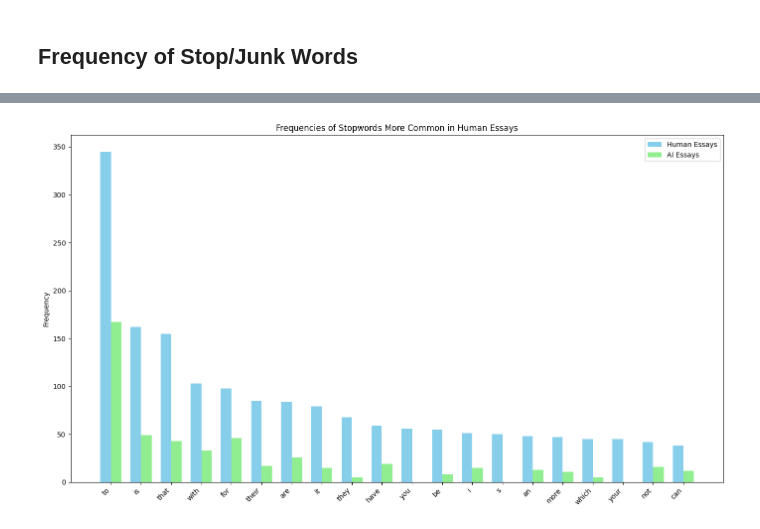
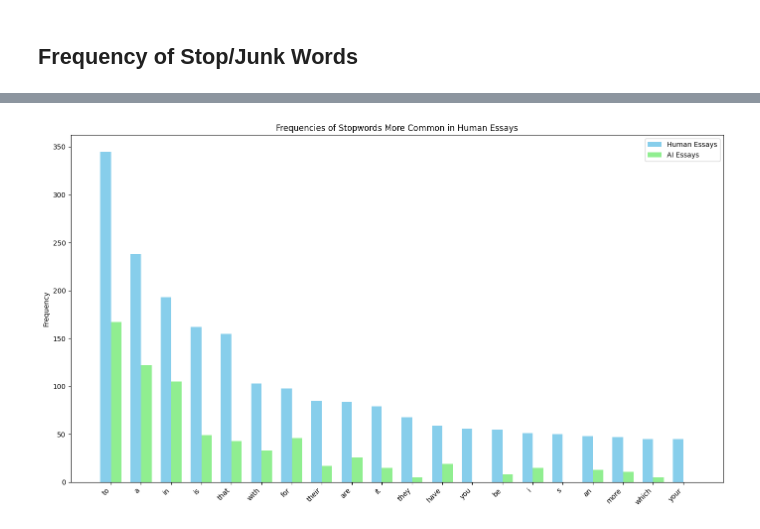
Before and after one commit to BroganDev21/Senior-Project, a Jupyter notebook: SeniorProject.ipynb, the cells around one changed output, grey strips where cells are left out. Drawn from its saved outputs; the diff is of its cells as text; code cells hidden in the pictures.

```diff
--- a/SeniorProject.ipynb
+++ b/SeniorProject.ipynb
@@ -385,42 +446,40 @@ plt.show()
 # %%
 def get_stopword_frequencies(texts):
+
     stopword_counter = Counter()
+
     for text in texts:
-        # Tokenize and convert to lowercase
+
         tokens = word_tokenize(text.lower())
-        # Filter and count stopwords
         stopword_counter.update([token for token in tokens if token in stopwords.words('english')])
+
     return stopword_counter
+
 # Aggregate stopword frequencies for AI and Human essays
 ai_stopwords_freq = get_stopword_frequencies(df_all_docs[df_all_docs['label'] == 'AI']['text'])
 human_stopwords_freq = get_stopword_frequencies(df_all_docs[df_all_docs['label'] == 'Human']['text'])
-# Identify stopwords used more frequently by humans
-# Here, we're looking for stopwords where human usage is at least double that of AI usage
-significant_stopwords = {word: freq for word, freq in human_stopwords_freq.items() if freq > 2 * ai_stopwords_freq.get(word, 0)}
 
-# Sort the significant stopwords by their frequency in human essays, descending
+# looking for stopwords where human usage is at least 1.7 times of AI
+significant_stopwords = {word: freq for word, freq in human_stopwords_freq.items() if freq > 1.7 * ai_stopwords_freq.get(word, 0)}
+
+# Sort human stopwords by frequency
 significant_stopwords_sorted = sorted(significant_stopwords.items(), key=lambda x: x[1], reverse=True)[:20]
 words, human_freqs = zip(*significant_stopwords_sorted)
 ai_freqs = [ai_stopwords_freq[word] for word in words]
-import matplotlib.pyplot as plt
-import numpy as np
 
-x = np.arange(len(words))  # the label locations
-width = 0.35  # the width of the bars
-
+x = np.arange(len(words))
+width = 0.35
 fig, ax = plt.subplots(figsize=(14, 8))
 human_bars = ax.bar(x - width/2, human_freqs, width, label='Human Essays', color='skyblue')
 ai_bars = ax.bar(x + width/2, ai_freqs, width, label='AI Essays', color='lightgreen')
 
-# Add some text for labels, title, and custom x-axis tick labels
 ax.set_ylabel('Frequency')
 ax.set_title('Frequencies of Stopwords More Common in Human Essays')
 ax.set_xticks(x)
 ax.set_xticklabels(words, rotation=45, ha='right')
 ax.legend()
 
 fig.tight_layout()
-
 plt.show()
 # %% [output]
-[figure, old version]
+[figure, new version]
```
Also changed, not shown: parts of 4 cells of this notebook.
